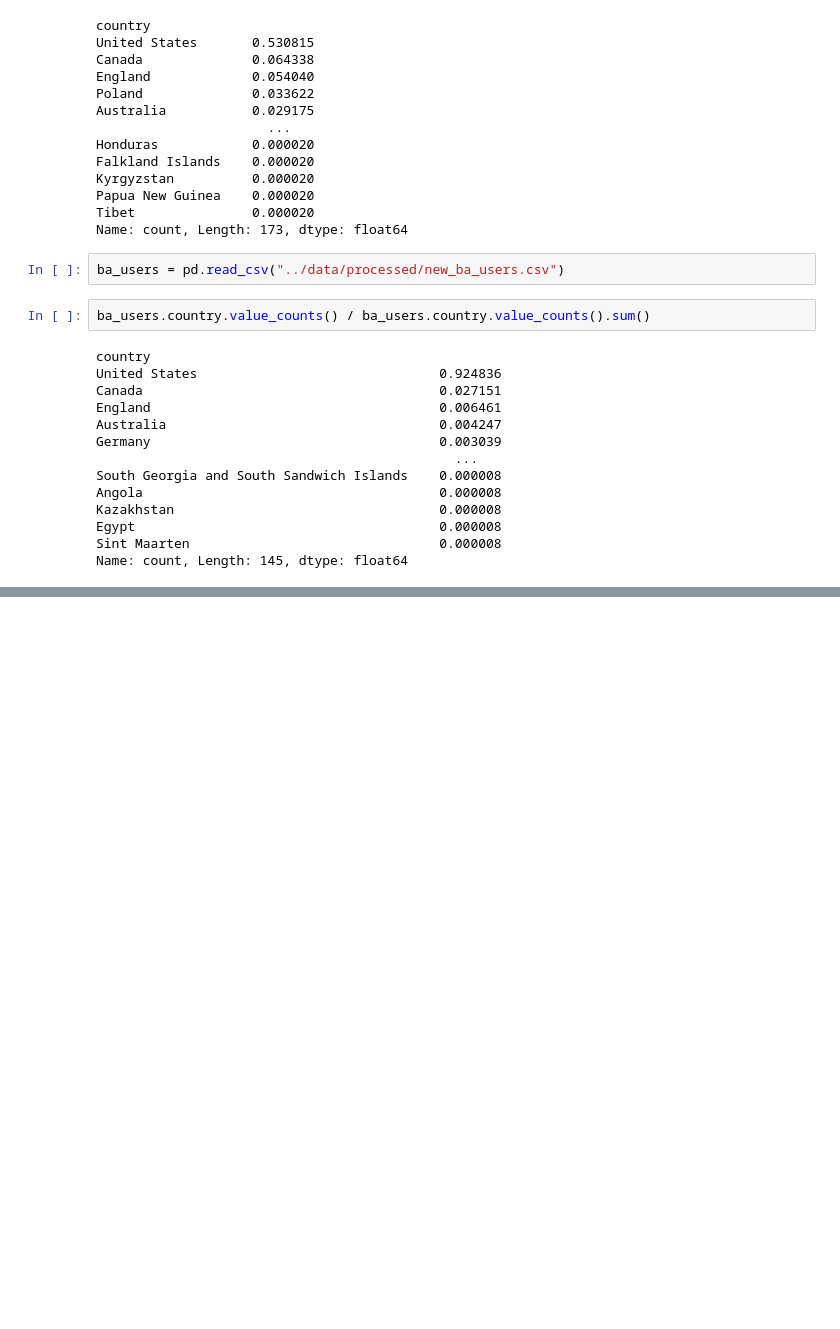
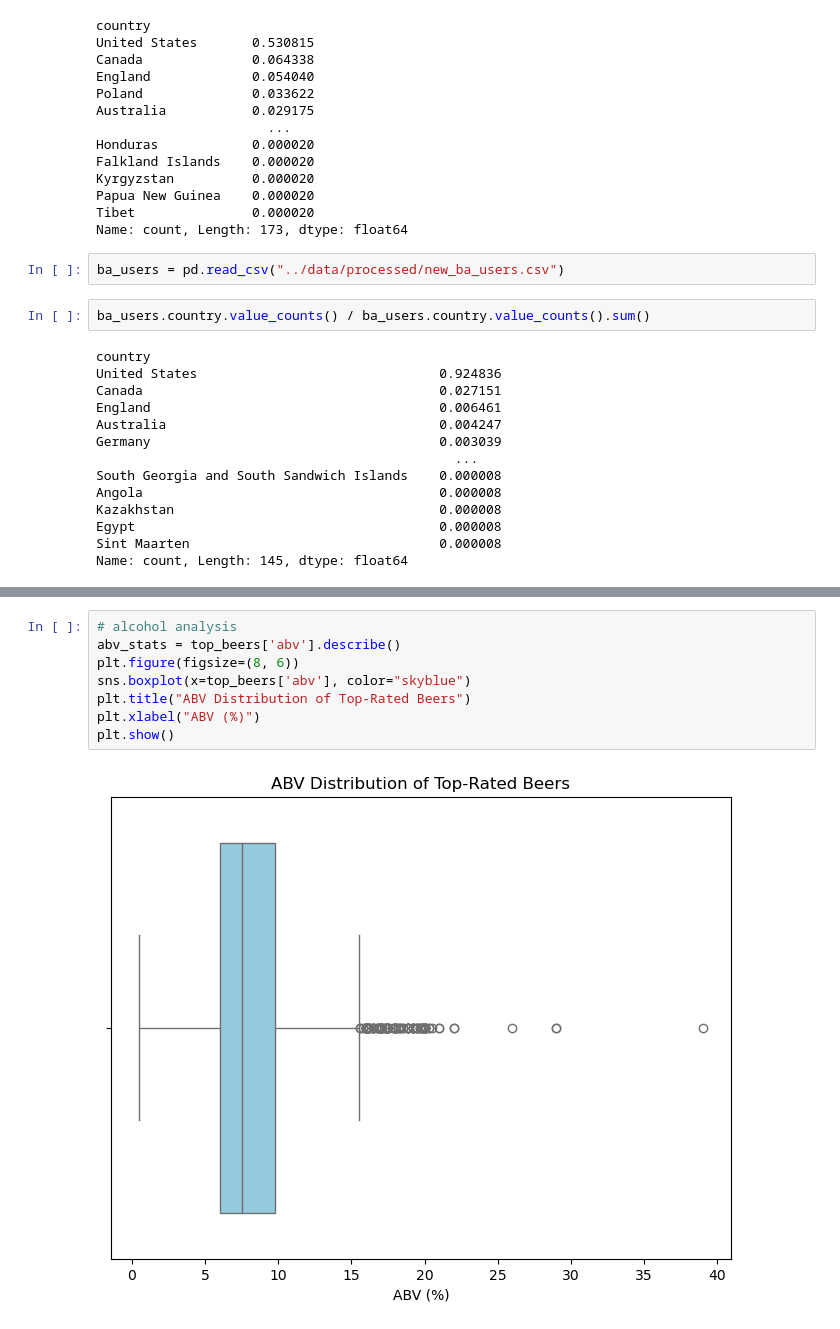
Before and after one commit to epfl-ada/ada-2024-project-bada55, a Jupyter notebook: notebook/exploration.ipynb, the cells around one changed output, grey strips where cells are left out. Drawn from its saved outputs; the diff is of its cells as text; blank space fills up the shorter version.

```diff
--- a/notebook/exploration.ipynb
+++ b/notebook/exploration.ipynb
@@ -223,0 +336,10 @@ Name: count, Length: 145, dtype: float64
+# %%
+# alcohol analysis
+abv_stats = top_beers['abv'].describe()
+plt.figure(figsize=(8, 6))
+sns.boxplot(x=top_beers['abv'], color="skyblue")
+plt.title("ABV Distribution of Top-Rated Beers")
+plt.xlabel("ABV (%)")
+plt.show()
+# %% [output]
+[figure, added]
```
Also changed, not shown: parts of 13 cells of this notebook, 1 other file.
